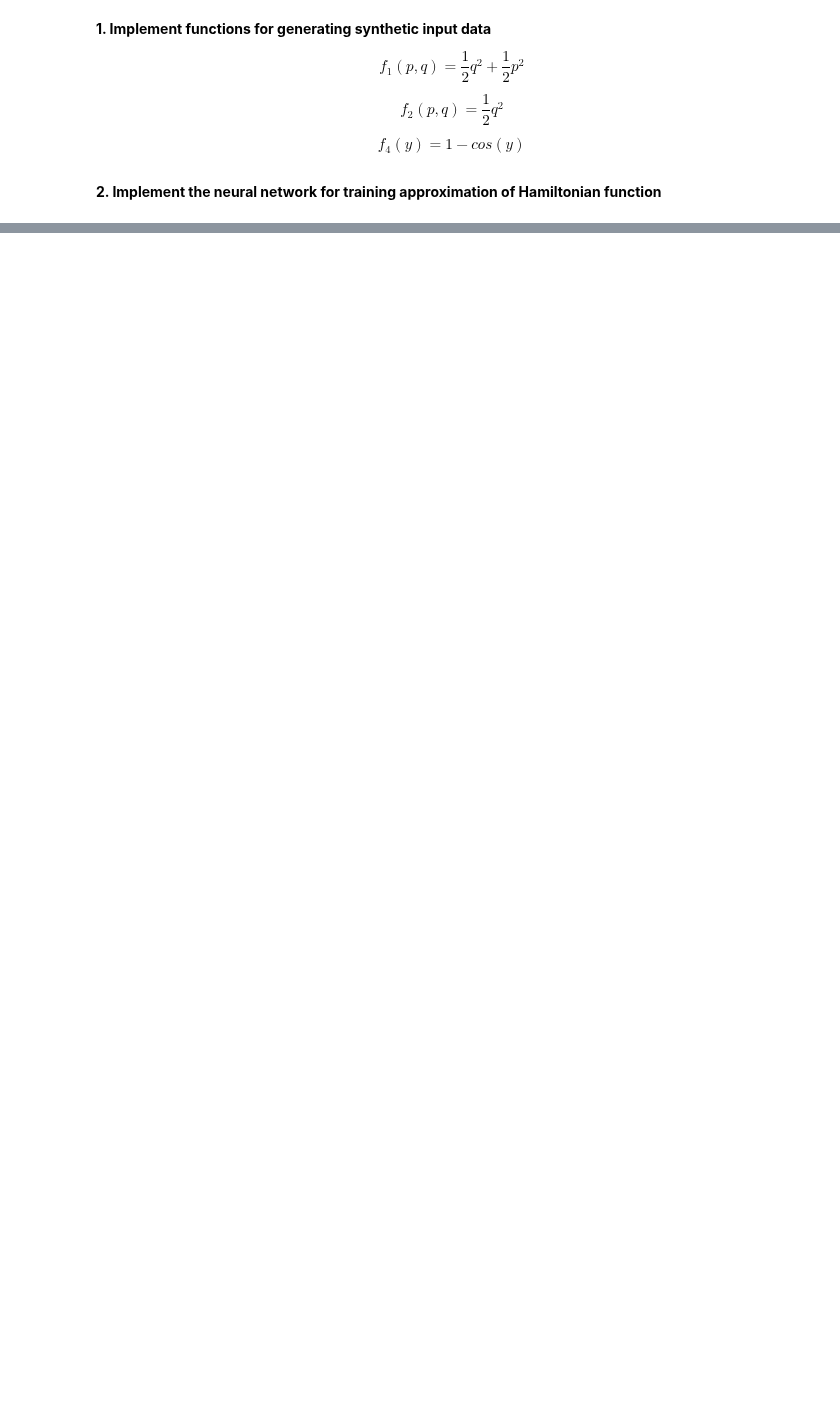
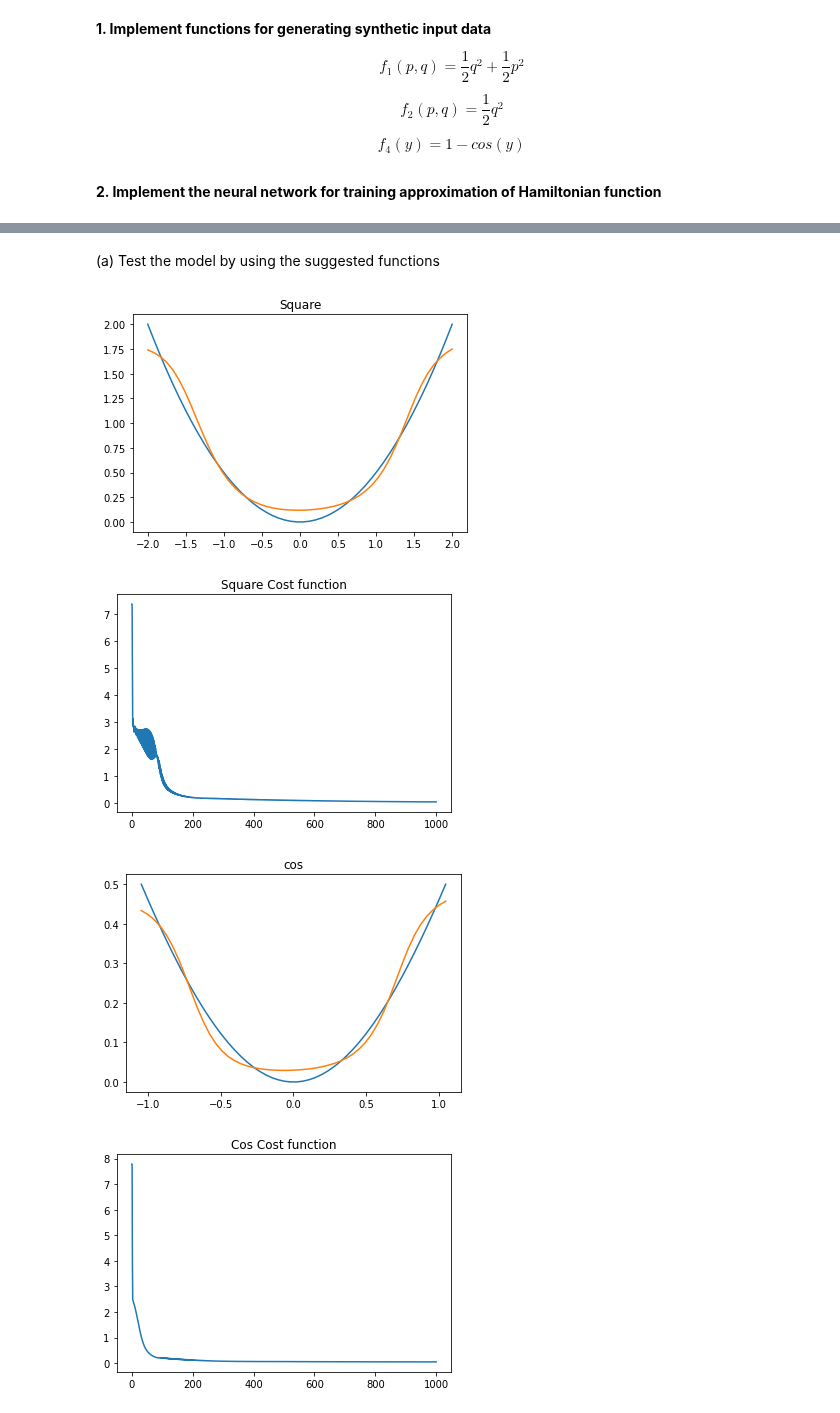
Before and after one commit to isakhammer/deep-learning-project, a Jupyter notebook: project.ipynb, the cells around one changed output, grey strips where cells are left out. Drawn from its saved outputs; the diff is of its cells as text; code cells hidden in the pictures; blank space fills up the shorter version.

```diff
--- a/project.ipynb
+++ b/project.ipynb
@@ -141,0 +310,2 @@ def grad_J(c ,Y, th, d_0, d_k, K, h):
+# %% [markdown]
+(a) Test the model by using the suggested functions
@@ -141,0 +364,75 @@ def grad_J(c ,Y, th, d_0, d_k, K, h):
+# %%
+
+def sqr_test():
+    b = generate_synthetic_batches(I,"1sqr")
+
+    Y = b["Y"]
+    c, inv = scale(b["c"])
+
+    d_0 = Y.shape[0]
+    d = d_0*2
+
+    th = initialize_weights(d_0, d, K)
+    JJ, th = train(c, d, d_0, K, h, Y, th, tau, max_it, method="gd")
+
+    x = np.linspace(-2, 2, I)
+    x = np.reshape(x,(1,len(x)))
+    y = 1/2 *x**2
+
+    z, yhat = F_tilde(x, th, d_0, d, K, h)
+    yhat = inv(yhat)
+    yhat = yhat.T
+
+    plt.title("Square")
+    plt.plot(x.T,y.T)
+    plt.plot(x.T,yhat.T)
+    plt.show()
+
+    plt.title("Square Cost function")
+    plt.plot(JJ)
+    plt.show()
+
+
+def cos_test():
+    b = generate_synthetic_batches(I,"1cos")
+
+    Y = b["Y"]
+    c, inv = scale(b["c"])
+
+    d_0 = Y.shape[0]
+    d = d_0*2
+
+    th = initialize_weights(d_0, d, K)
+    JJ, th = train(c, d, d_0, K, h, Y, th, tau, max_it, method="gd")
+
+    x = np.linspace(- np.pi/3, np.pi/3, I)
+    x = np.reshape(x,(1,len(x)))
+    y = 1 - np.cos(x)
+
+    z, yhat = F_tilde(x, th, d_0, d, K, h)
+    yhat = inv(yhat)
+    yhat = yhat.T
+
+    plt.title("cos")
+    plt.plot(x.T,y.T)
+    plt.plot(x.T,yhat.T)
+    plt.show()
+
+    plt.title("Cos Cost function")
+
+    plt.plot(JJ)
+    plt.show()
+
+K = 20
+h = 0.1
+I = 50
+tau = 0.1
+max_it = 1000
+
+sqr_test()
+cos_test()
+# %% [output]
+[figure, added]
+[figure, added]
+[figure, added]
+[figure, added]
```
Also changed, not shown: parts of 6 cells of this notebook.
